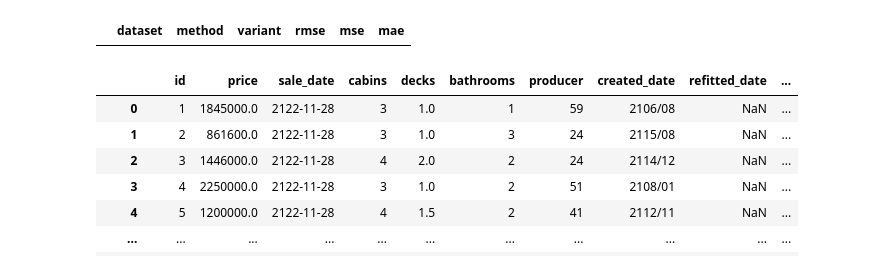
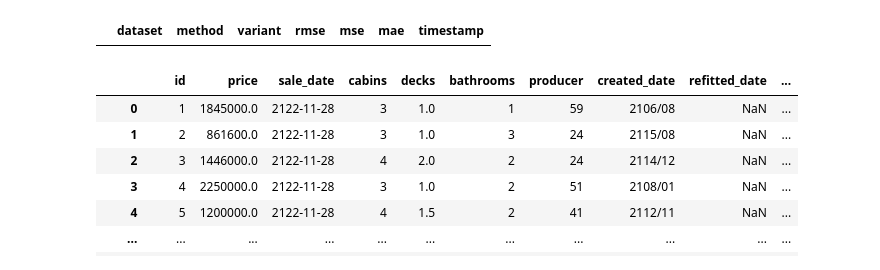
Before and after one commit to gmatheu/intive-interstellar-sales-showdown, a Jupyter notebook: interstellarchallenge-regression.ipynb, the cells around one changed output. Cells and saved outputs as stored; diff of their text form; code cells hidden in the pictures.

```diff
--- a/interstellarchallenge-regression.ipynb
+++ b/interstellarchallenge-regression.ipynb
@@ -34,8 +196,8 @@ train_csv
 # %%
-results = pd.DataFrame(columns=['dataset', 'method', 'variant', 'rmse', 'mse', 'mae'])
+results = pd.DataFrame(columns=["dataset", "method", "variant", "rmse", "mse", "mae", "timestamp"])
 results
 # %% [output]
-|  | dataset | method | variant | rmse | mse | mae |
+|  | dataset | method | variant | rmse | mse | mae | timestamp |
 # %%
 train_csv
 # %% [output]
```
Also changed, not shown: parts of 99 cells of this notebook, 3 other files.
